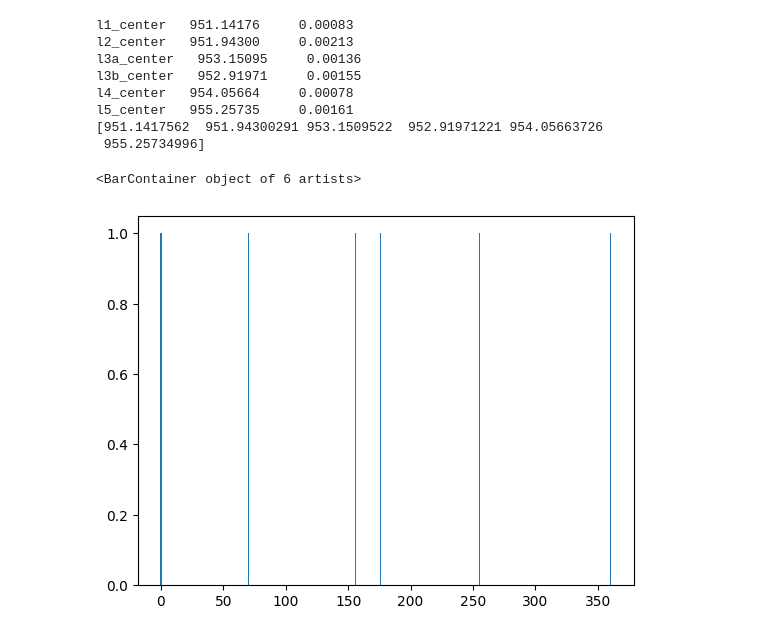
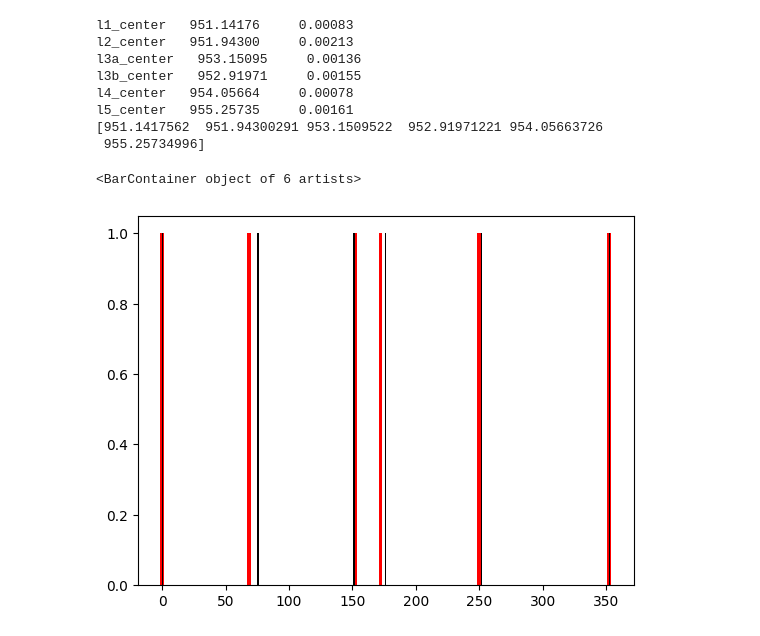
Before and after one commit to pi63on/qo_labs, a Jupyter notebook: day2.ipynb, the cells around one changed output. Drawn from its saved outputs; the diff is of its cells as text; code cells hidden in the pictures.

```diff
--- a/day2.ipynb
+++ b/day2.ipynb
@@ -469,9 +469,14 @@ l4_center   954.05664     0.00078
 l5_center   955.25735     0.00161
 [951.1417562  951.94300291 953.1509522  952.91971221 954.05663726
  955.25734996]
+# %%
+transitionsf3 = [0, 151.21, 352.45000000000005] + [ 75.605 ,251.83 , 176.225]
+transitionsf4 = [0, 201.24, 452.24] + [100.62 ,326.74 ,226.12]
 # %%
 result_peaks -= result_peaks[0]
-plt.bar(result_peaks*(350/4), height=np.ones(6), width=1)
+plt.bar(result_peaks*(max(transitionsf3)/result_peaks[-1]), height=np.ones(6), width=3, color = 'red')
+
+plt.bar(transitionsf3, height=np.ones(6), width=1, color = 'black', linestyle ='-')
 # %% [output]
 <BarContainer object of 6 artists>
-[figure, old version]
+[figure, new version]
```
Also changed, not shown: parts of 1 cell of this notebook, 2 other files.
